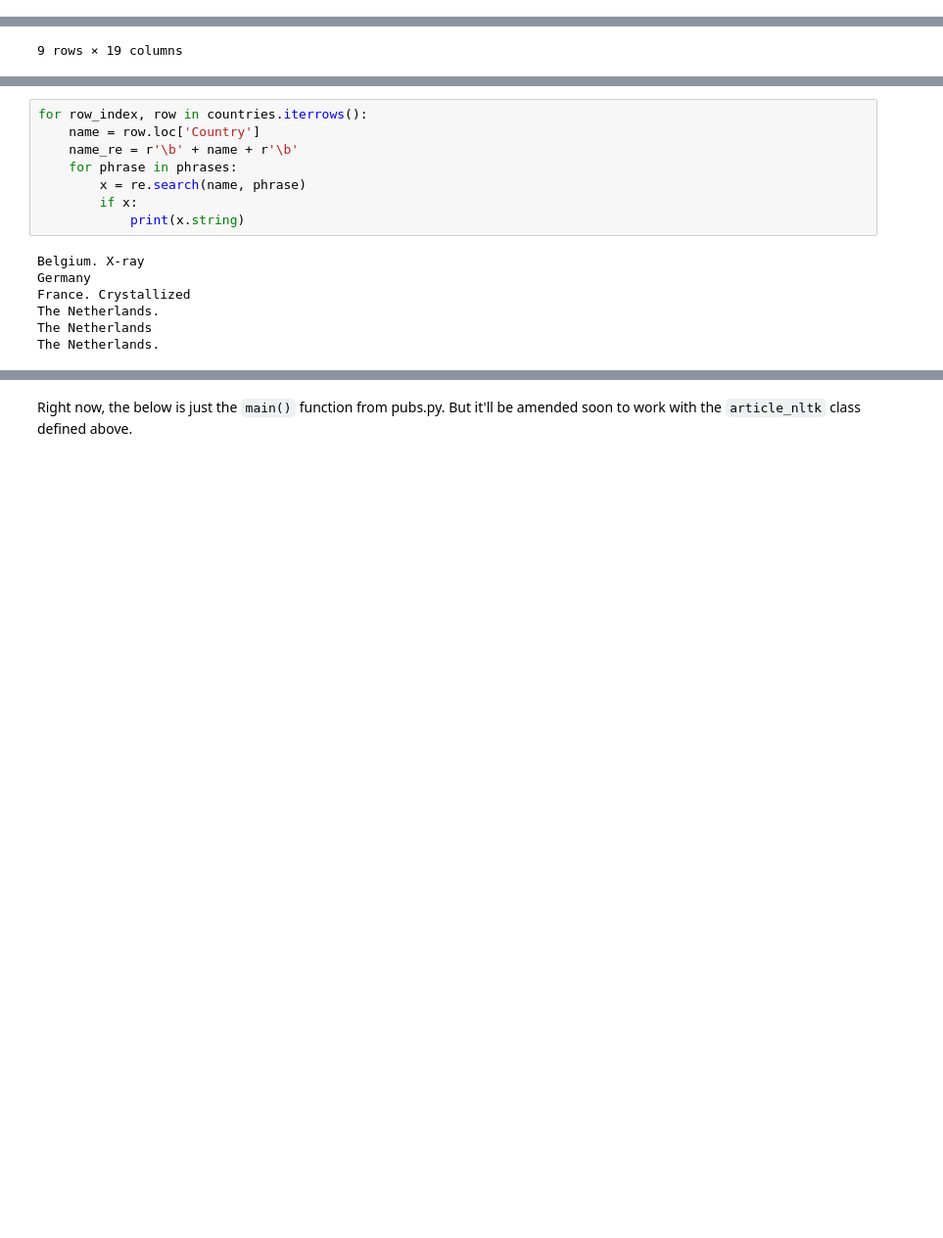
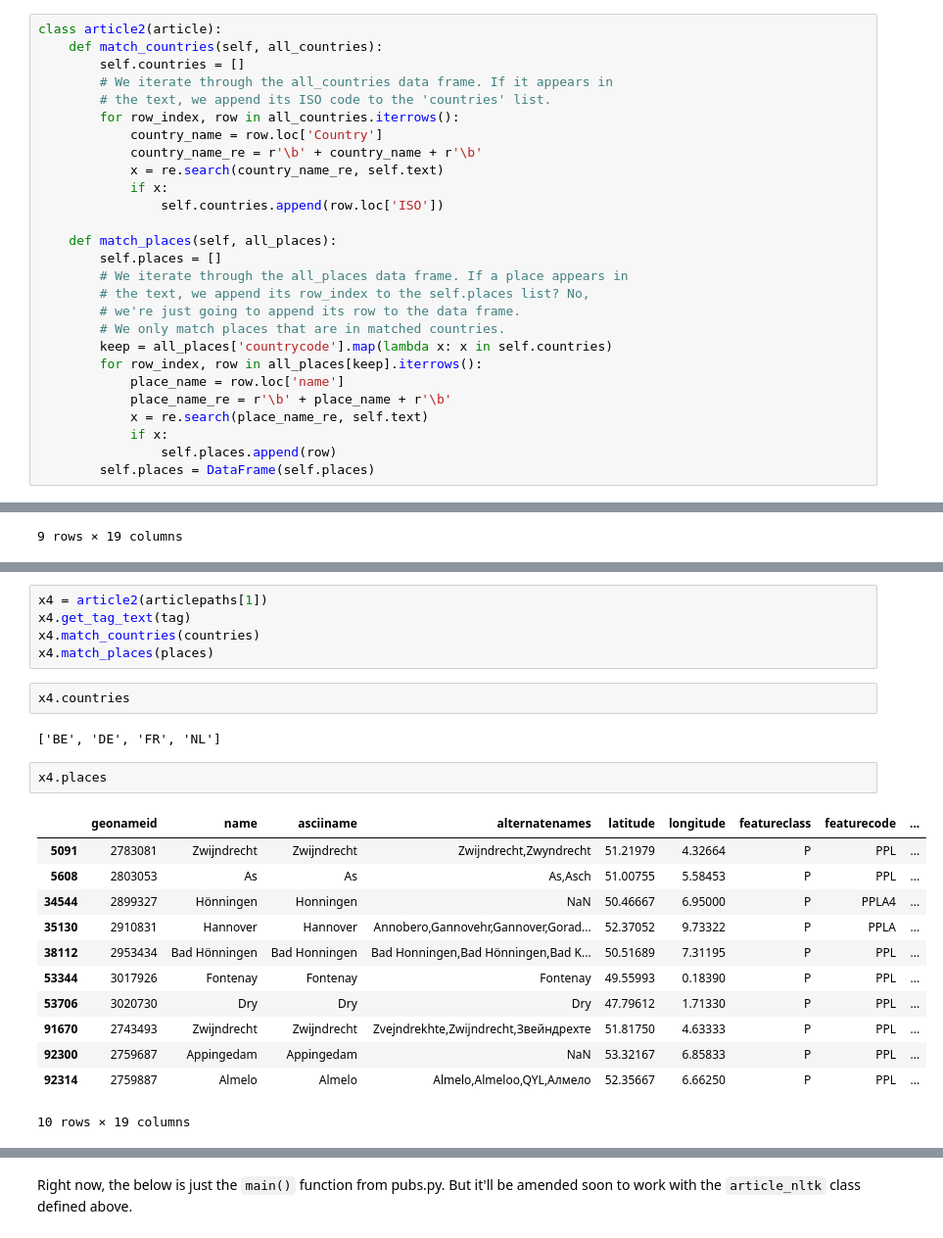
Before and after one commit to toph-allen/hs2-pubs, a Jupyter notebook: nltk scratch.ipynb, the cells around one changed output, grey strips where cells are left out. Shown: that part at 98% size. Cells and saved outputs as stored; diff of their text form; blank space fills up the shorter version.

Commit message:
Added word boundary matching with regular expressions.

```diff
--- a/nltk scratch.ipynb
+++ b/nltk scratch.ipynb
@@ -67,6 +66,33 @@ class article_nltk(article):
                 if x:
                     self.places.append(row)
         self.places = DataFrame(self.places)
+# %%
+class article2(article):
+    def match_countries(self, all_countries):
+        self.countries = []
+        # We iterate through the all_countries data frame. If it appears in
+        # the text, we append its ISO code to the 'countries' list.
+        for row_index, row in all_countries.iterrows():
+            country_name = row.loc['Country']
+            country_name_re = r'\b' + country_name + r'\b'
+            x = re.search(country_name_re, self.text)
+            if x:
+                self.countries.append(row.loc['ISO'])
+
+    def match_places(self, all_places):
+        self.places = []
+        # We iterate through the all_places data frame. If a place appears in
+        # the text, we append its row_index to the self.places list? No,
+        # we're just going to append its row to the data frame.
+        # We only match places that are in matched countries.
+        keep = all_places['countrycode'].map(lambda x: x in self.countries)
+        for row_index, row in all_places[keep].iterrows():
+            place_name = row.loc['name']
+            place_name_re = r'\b' + place_name + r'\b'
+            x = re.search(place_name_re, self.text)
+            if x:
+                self.places.append(row)
+        self.places = DataFrame(self.places)
 # %%
 x1 = article(articlepaths[1])
 x1.get_tag_text(tag)
@@ -258,15 +202,24 @@ The Netherlands.
-# %%
-for row_index, row in countries.iterrows():
-    name = row.loc['Country']
-    name_re = r'\b' + name + r'\b'
-    for phrase in phrases:
-        x = re.search(name, phrase)
-        if x:
-            print(x.string)
-# %% [output]
-Belgium. X-ray
-Germany
-France. Crystallized
-The Netherlands.
-The Netherlands
-The Netherlands.
+# %%
+x4 = article2(articlepaths[1])
+x4.get_tag_text(tag)
+x4.match_countries(countries)
+x4.match_places(places)
+# %%
+x4.countries
+# %% [output]
+['BE', 'DE', 'FR', 'NL']
+# %%
+x4.places
+# %% [output]
+|  | geonameid | name | asciiname | alternatenames | latitude | longitude | featureclass | featurecode | ... |
+| 5091 | 2783081 | Zwijndrecht | Zwijndrecht | Zwijndrecht,Zwyndrecht | 51.21979 | 4.32664 | P | PPL | ... |
+| 5608 | 2803053 | As | As | As,Asch | 51.00755 | 5.58453 | P | PPL | ... |
+| 34544 | 2899327 | Hönningen | Honningen | NaN | 50.46667 | 6.95000 | P | PPLA4 | ... |
+| 35130 | 2910831 | Hannover | Hannover | Annobero,Gannovehr,Gannover,Gorad... | 52.37052 | 9.73322 | P | PPLA | ... |
+| 38112 | 2953434 | Bad Hönningen | Bad Honningen | Bad Honningen,Bad Hönningen,Bad K... | 50.51689 | 7.31195 | P | PPL | ... |
+| 53344 | 3017926 | Fontenay | Fontenay | Fontenay | 49.55993 | 0.18390 | P | PPL | ... |
+| 53706 | 3020730 | Dry | Dry | Dry | 47.79612 | 1.71330 | P | PPL | ... |
+| 91670 | 2743493 | Zwijndrecht | Zwijndrecht | Zvejndrekhte,Zwijndrecht,Звейндрехте | 51.81750 | 4.63333 | P | PPL | ... |
+| 92300 | 2759687 | Appingedam | Appingedam | NaN | 53.32167 | 6.85833 | P | PPL | ... |
+| 92314 | 2759887 | Almelo | Almelo | Almelo,Almeloo,QYL,Алмело | 52.35667 | 6.66250 | P | PPL | ... |
+10 rows × 19 columns
```
Also changed, not shown: parts of 12 cells of this notebook, 5 other files.
